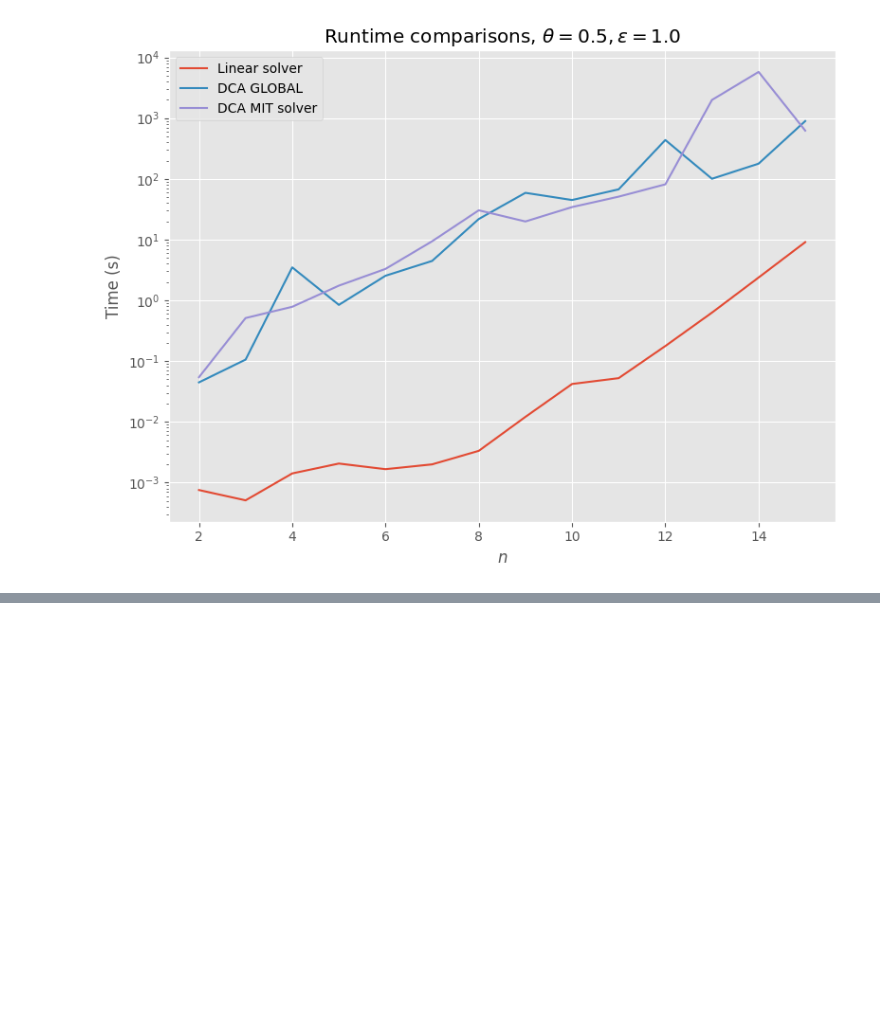
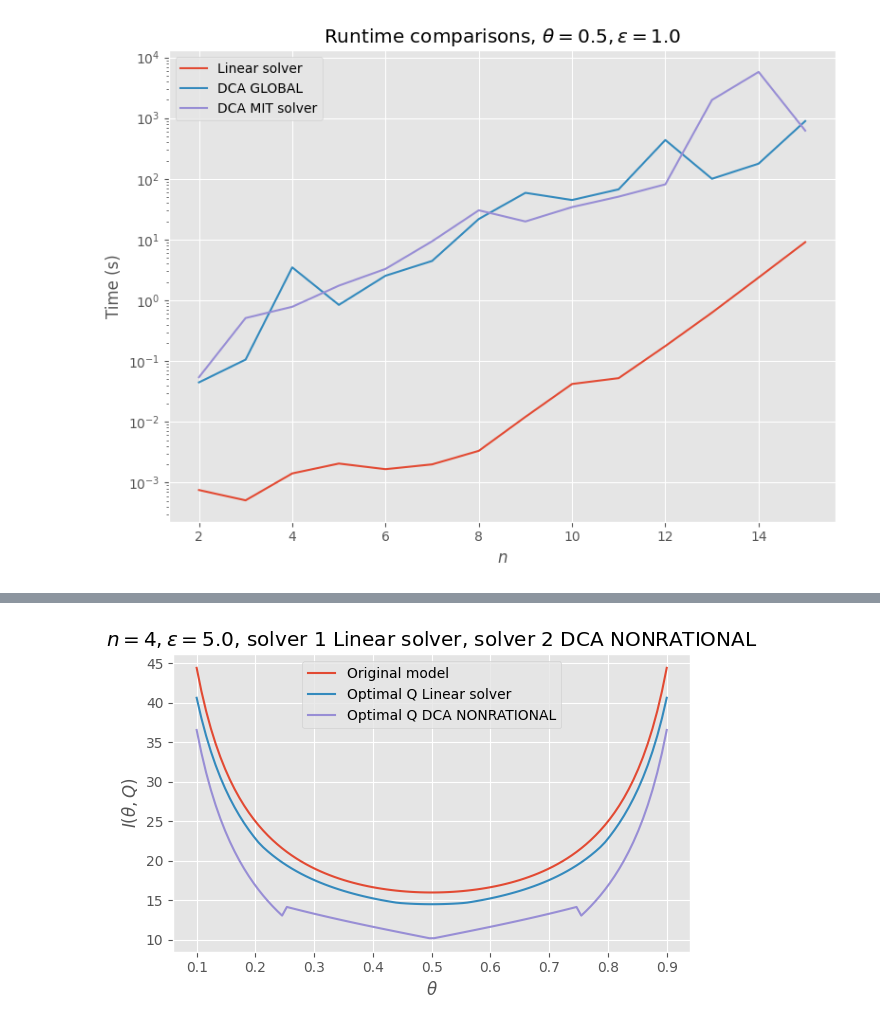
Before and after one commit to MatejVe/locally_efficient_differential_privacy, a Jupyter notebook: globally_convergent_DCA.ipynb, the cells around one changed output, grey strips where cells are left out. Saved outputs shown, nothing was run; the diff lists cells and outputs as text; code cells hidden in the pictures; blank space fills up the shorter version.

```diff
--- a/globally_convergent_DCA.ipynb
+++ b/globally_convergent_DCA.ipynb
@@ -87,0 +102,4 @@ DP_tester.compare_runtimes([linear_solver(), dca_global(), dca_mit()], [i for i
+# %%
+DP_tester.compare_fisher_two_solvers(linear_solver(), dca_nonrational(), 4, 5.0)
+# %% [output]
+[figure, added]
```
Also changed, not shown: parts of 19 cells of this notebook, 1 other file.
